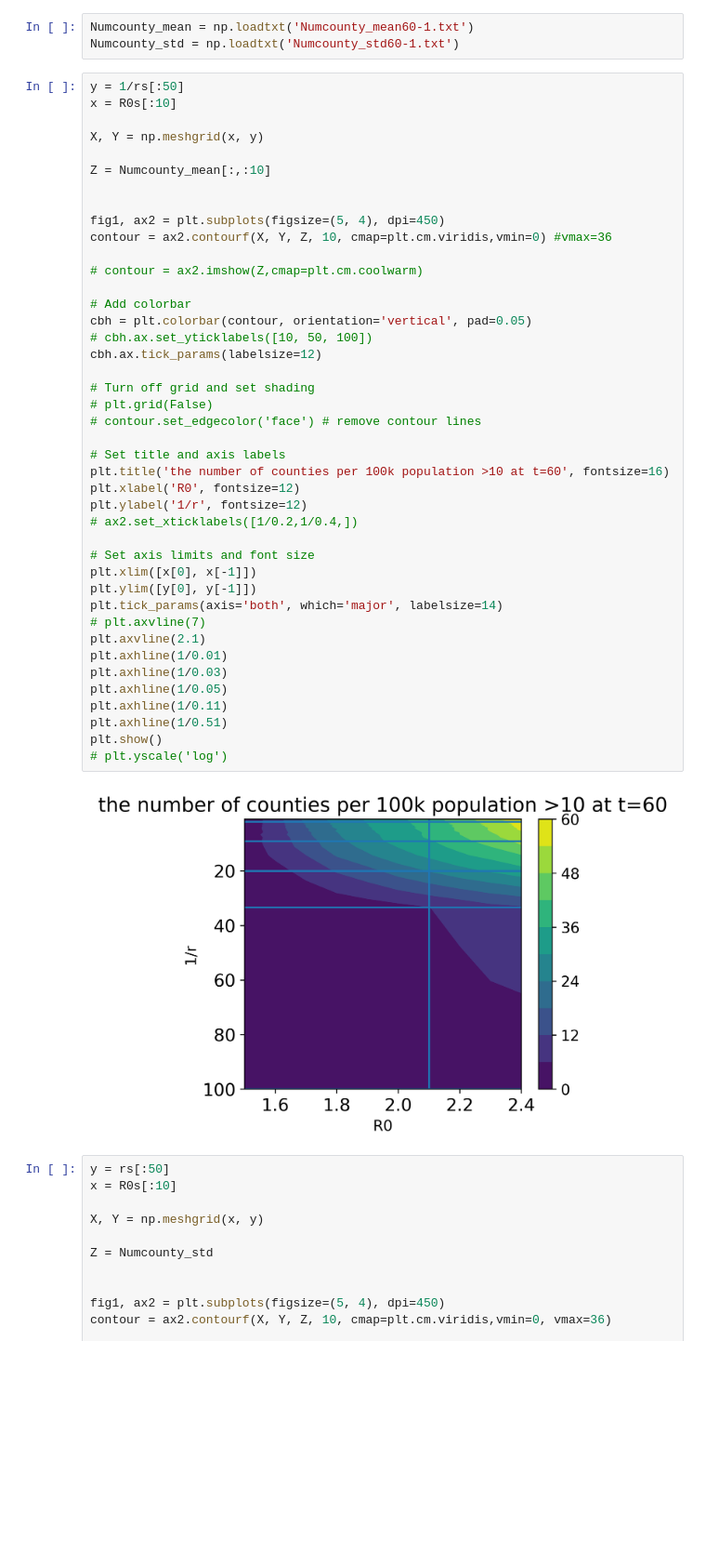
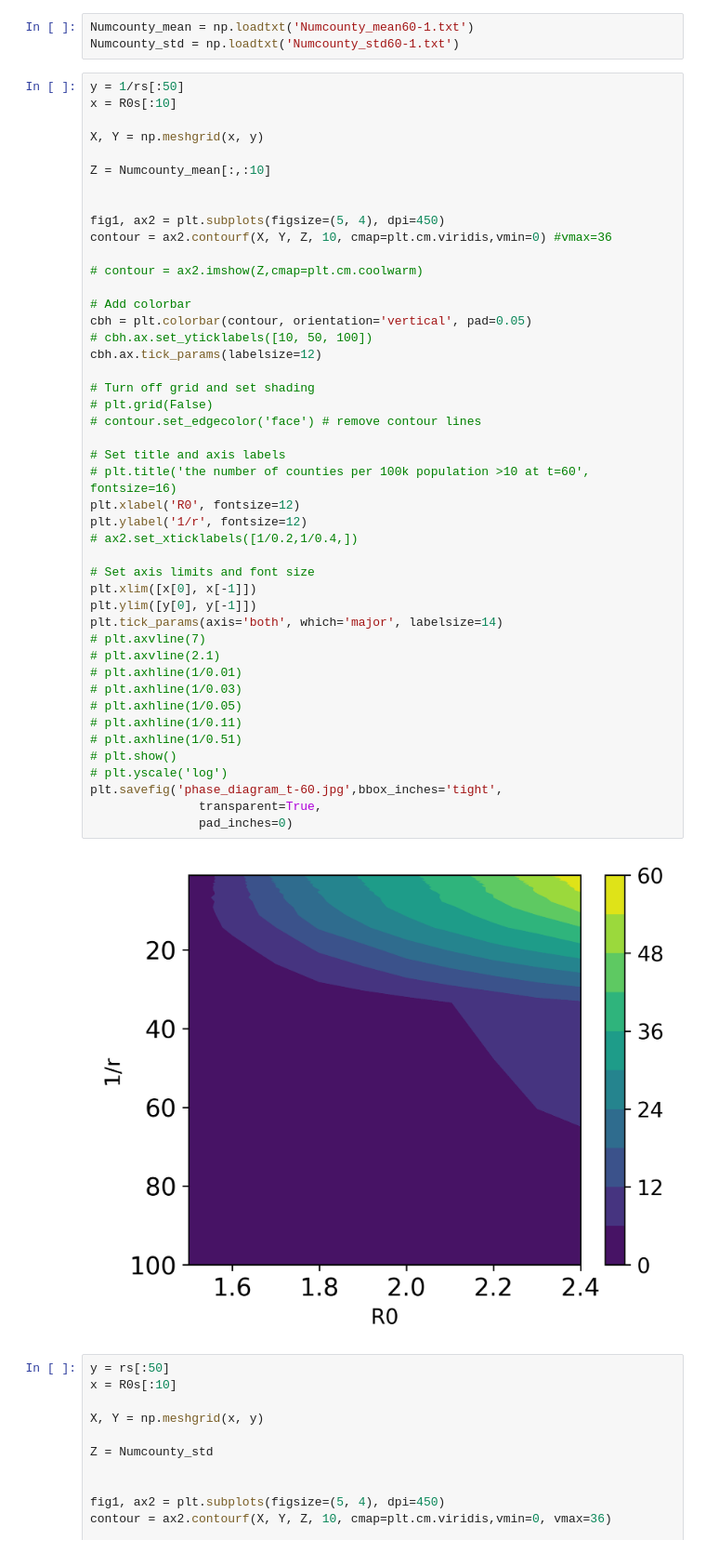
Before and after one commit to Qing1011/branchingmodel, a Jupyter notebook: notebook/simulation_results_301-500parameters.ipynb, the cells around one changed output. Shown at 93% size. Drawn from its saved outputs; the diff is of its cells as text; blank space fills up the shorter version.

```diff
--- a/notebook/simulation_results_301-500parameters.ipynb
+++ b/notebook/simulation_results_301-500parameters.ipynb
@@ -166,42 +166,45 @@ X, Y = np.meshgrid(x, y)
 
 Z = Numcounty_mean[:,:10]
 
 
 fig1, ax2 = plt.subplots(figsize=(5, 4), dpi=450)
 contour = ax2.contourf(X, Y, Z, 10, cmap=plt.cm.viridis,vmin=0) #vmax=36
 
 # contour = ax2.imshow(Z,cmap=plt.cm.coolwarm)
 
 # Add colorbar
 cbh = plt.colorbar(contour, orientation='vertical', pad=0.05)
 # cbh.ax.set_yticklabels([10, 50, 100])
 cbh.ax.tick_params(labelsize=12)
 
 # Turn off grid and set shading
 # plt.grid(False)
 # contour.set_edgecolor('face') # remove contour lines
 
 # Set title and axis labels
-plt.title('the number of counties per 100k population >10 at t=60', fontsize=16)
+# plt.title('the number of counties per 100k population >10 at t=60', fontsize=16)
 plt.xlabel('R0', fontsize=12)
 plt.ylabel('1/r', fontsize=12)
 # ax2.set_xticklabels([1/0.2,1/0.4,])
 
 # Set axis limits and font size
 plt.xlim([x[0], x[-1]])
 plt.ylim([y[0], y[-1]])
 plt.tick_params(axis='both', which='major', labelsize=14)
 # plt.axvline(7)
-plt.axvline(2.1)
-plt.axhline(1/0.01)
-plt.axhline(1/0.03)
-plt.axhline(1/0.05)
-plt.axhline(1/0.11)
-plt.axhline(1/0.51)
-plt.show()
+# plt.axvline(2.1)
+# plt.axhline(1/0.01)
+# plt.axhline(1/0.03)
+# plt.axhline(1/0.05)
+# plt.axhline(1/0.11)
+# plt.axhline(1/0.51)
+# plt.show()
 # plt.yscale('log')
+plt.savefig('phase_diagram_t-60.jpg',bbox_inches='tight',
+               transparent=True,
+               pad_inches=0)
 # %% [output]
-[figure, old version]
+[figure, new version]
 # %%
 y = rs[:50]
 x = R0s[:10]
```
Also changed, not shown: 22 other files.
